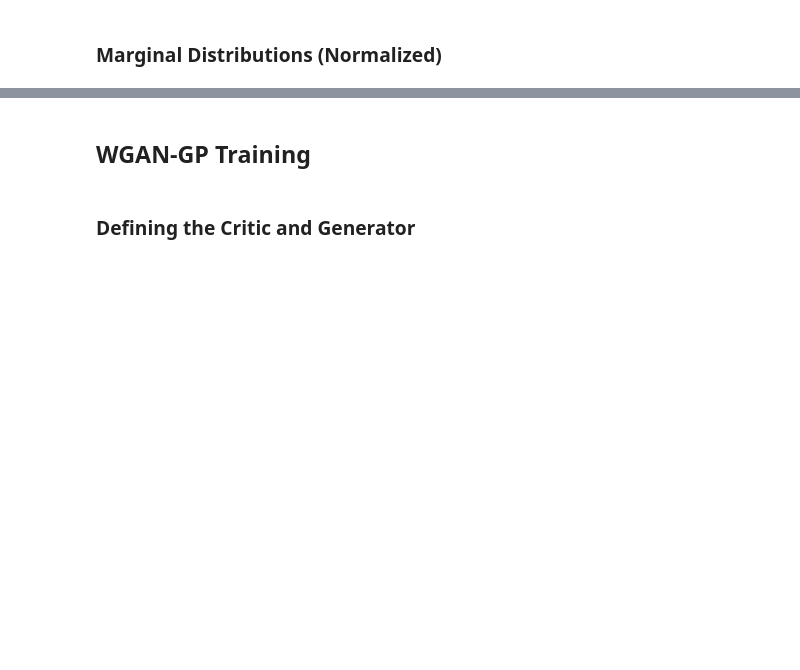
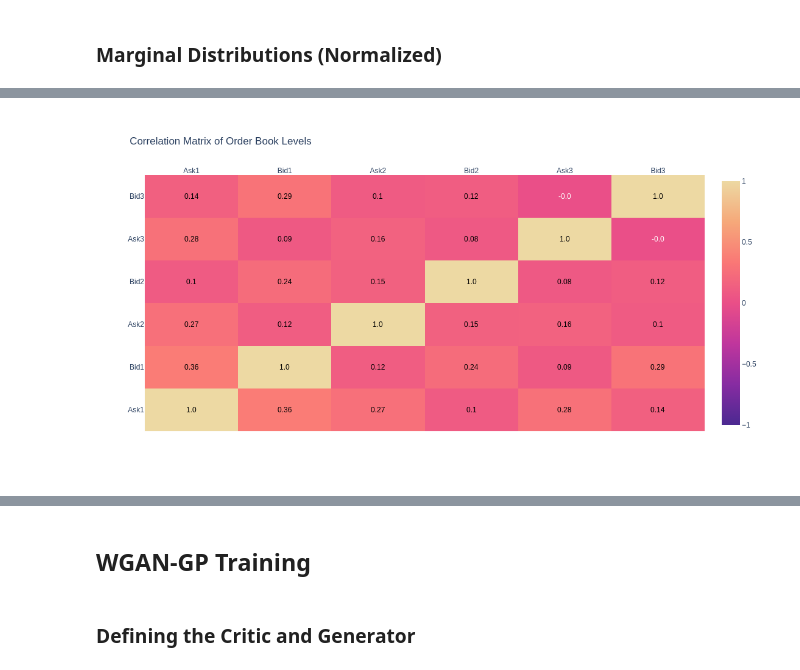
Before and after one commit to dlartey/LOBSimulator, a Jupyter notebook: GANs/GAN_scratch.ipynb, the cells around one changed output, grey strips where cells are left out. Saved outputs shown, nothing was run; the diff lists cells and outputs as text; code cells hidden in the pictures; blank space fills up the shorter version.

Commit message:
"Changed covariance matrix to Plotly" + extra layer in generator

```diff
--- a/GANs/GAN_scratch.ipynb
+++ b/GANs/GAN_scratch.ipynb
@@ -244,24 +345,69 @@ X_t_delta_t_dataset_tensor = torch.tensor(X_t_delta_t_dataset, dtype=torch.float
 dataset = TensorDataset(X_t_delta_t_dataset_tensor, S_t_dataset_tensor)
 data_loader = DataLoader(dataset, batch_size=500, shuffle=True)
 # %%
-import numpy as np
-import pandas as pd
+# import numpy as np
+# import pandas as pd
 
-# First, select the relevant slices of the array for bid_1, bid_2, bid_3, ask_1, ask_2, and ask_3
+# # First, select the relevant slices of the array for bid_1, bid_2, bid_3, ask_1, ask_2, and ask_3
+# data = X_t_delta_t_dataset[:, [6, 5, 7, 4, 8, 3]]
+
+# # Convert this data into a pandas DataFrame
+# columns = ['Ask1', 'Bid1', 'Ask2', 'Bid2', 'Ask3', 'Bid3']
+# df = pd.DataFrame(data, columns=columns)
+# df.dropna(inplace=True)     # Example: Drop rows with NaNs
+
+# # Compute the correlation matrix
+# correlation_matrix = df.corr()
+
+# # Plotting the correlation matrix as a heatmap
+# plt.figure(figsize=(10, 8))
+# sns.heatmap(correlation_matrix, annot=True, cmap='coolwarm', fmt=".2f", linewidths=.5, cbar=True, vmin=-1, vmax=1)
+# plt.title('Correlation Matrix of Order Book Levels')
+# plt.show()
+
+
+# Assuming X_t_delta_t_dataset is correctly defined earlier in your script
 data = X_t_delta_t_dataset[:, [6, 5, 7, 4, 8, 3]]
 
 # Convert this data into a pandas DataFrame
 columns = ['Ask1', 'Bid1', 'Ask2', 'Bid2', 'Ask3', 'Bid3']
 df = pd.DataFrame(data, columns=columns)
 
+# Ensure data types are numeric for correlation computation
+df = df.apply(pd.to_numeric, errors='coerce')
+
 # Compute the correlation matrix
 correlation_matrix = df.corr()
 
-# Plotting the correlation matrix as a heatmap
-plt.figure(figsize=(10, 8))
-sns.heatmap(correlation_matrix, annot=True, cmap='coolwarm', fmt=".2f", linewidths=.5, cbar=True, vmin=-1, vmax=1)
-plt.title('Correlation Matrix of Order Book Levels')
-plt.show()
+# Reverse the order of rows in 'z' and 'annotation_text', and reverse the y-axis labels
+z_reversed = correlation_matrix.to_numpy()[::-1]
+annotation_text_reversed = correlation_matrix.round(2).to_numpy()[::-1]
+y_reversed = correlation_matrix.columns.tolist()[::-1]
+
+# Generate the heatmap
+fig = ff.create_annotated_heatmap(
+    z=correlation_matrix.to_numpy(),
+    x=correlation_matrix.columns.tolist(),
+    y=correlation_matrix.columns.tolist(),
+    annotation_text=correlation_matrix.round(2).to_numpy(),
+    colorscale='agsunset',
+    showscale=True,
+    zmin=-1, # Set minimum of scale
+    zmax=1  # Set maximum of scale
+)
+
+# Update layout to make it more readable
+fig.update_layout(
+    title='Correlation Matrix of Order Book Levels',
+    xaxis=dict(tickmode='array', tickvals=np.arange(len(columns)), ticktext=columns),
+    yaxis=dict(tickmode='array', tickvals=np.arange(len(columns)), ticktext=columns),
+    width=600,
+    height=600,
+)
+
+fig.show()
+# %% [output]
+[figure, added]
 # %%
 # First, select the relevant slices of the array for bid_1, bid_2, bid_3, ask_1, ask_2, and ask_3
 data = X_t_delta_t_dataset[:, [6, 5, 7, 4, 8, 3]]
```
Also changed, not shown: parts of 13 cells of this notebook.
